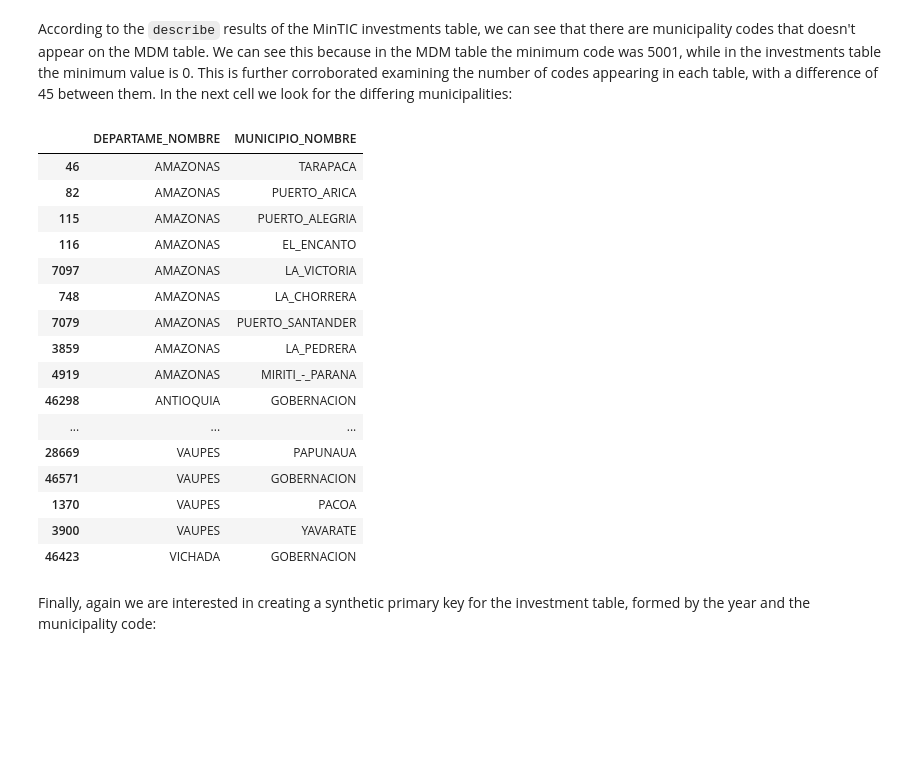
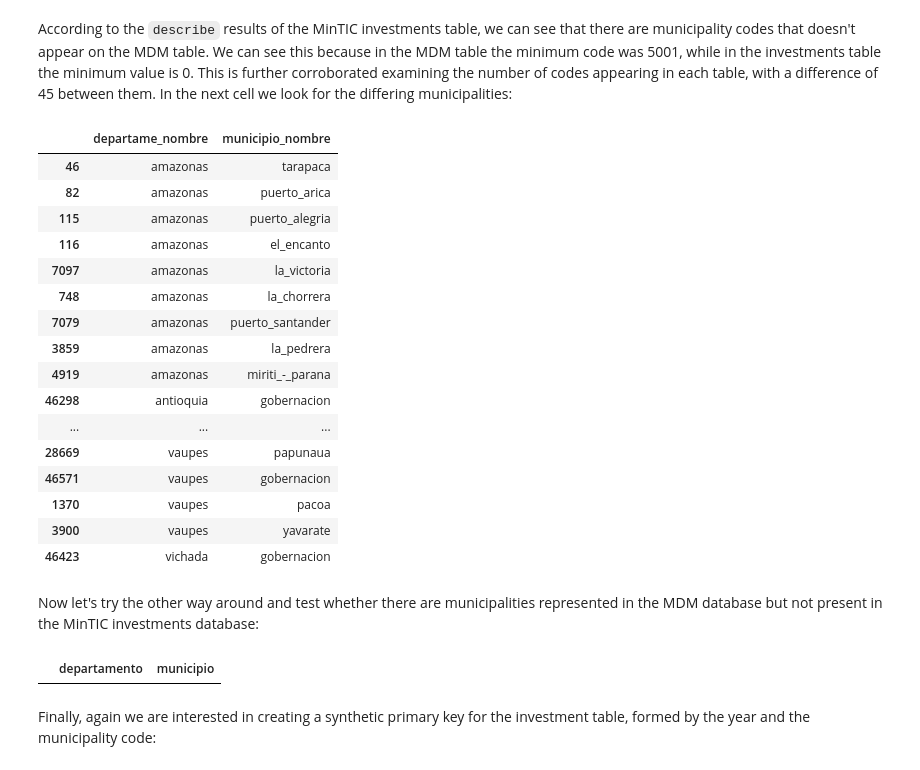
Before and after one commit to druiz35/ds4a_Team75, a Jupyter notebook: data_clean.ipynb, the cells around one changed output. Cells and saved outputs as stored; diff of their text form; code cells hidden in the pictures; blank space fills up the shorter version.

```diff
--- a/data_explor.ipynb
+++ b/data_clean.ipynb
@@ -68,0 +90,3 @@ mdm
+# %%
+mdm.columns = remove_tildes(mdm.columns.str.lower())
+mdm.columns
@@ -68,0 +98,5 @@ mdm
+# %%
+mdm["municipio"] = remove_tildes(mdm["municipio"].str.lower())
+mdm["departamento"] = remove_tildes(mdm["departamento"].str.lower())
+mdm["grupo_dotaciones"] = mdm["grupo_dotaciones"].str.lower()
+mdm["categoria_de_ruralidad"] = remove_tildes(mdm["categoria_de_ruralidad"].str.lower())
@@ -92,3 +128,6 @@ dtypes: int64(4), object(8)
 memory usage: 5.8+ MB
 # %% [markdown]
 As before, the column dtypes are as expected, except for the `DEPARTAME_COD` column, which appears as an `object` dtype, while we expected an integer dtype. Also the `FECHA_CORTE` column should be a `data` dtype, but it is an `object`. Let's examine first the `DEPARTAME_COD` column:
+# %%
+investments.columns = remove_tildes(investments.columns.str.lower())
+investments.columns
@@ -95 +139,7 @@ As before, the column dtypes are as expected, except for the `DEPARTAME_COD` col
+# %%
+investments["fecha_corte"] = pd.to_datetime(investments["fecha_corte"])
+
+for col in investments.columns:
+    if investments[col].dtype == 'object':
+        investments[col] = remove_tildes(investments[col].str.lower())
 # %%
@@ -133,25 +183,31 @@ Número de municipios registrados en BD_MinTIC: 1146
 # %% [markdown]
 According to the `describe` results of the MinTIC investments table, we can see that there are municipality codes that doesn't appear on the MDM table. We can see this because in the MDM table the minimum code was 5001, while in the investments table the minimum value is 0. This is further corroborated examining the number of codes appearing in each table, with a difference of 45 between them. In the next cell we look for the differing municipalities:
 # %%
-investments[~investments["MUNICIPIO_COD"].isin(mdm["Código"])].dropna()[["DEPARTAME_NOMBRE","MUNICIPIO_NOMBRE"]].drop_duplicates().sort_values("DEPARTAME_NOMBRE")
+investments[~investments["municipio_cod"].isin(mdm["codigo"])].dropna()[["departame_nombre","municipio_nombre"]].drop_duplicates().sort_values("departame_nombre")
 # %% [output]
-|  | DEPARTAME_NOMBRE | MUNICIPIO_NOMBRE |
-| 46 | AMAZONAS | TARAPACA |
-| 82 | AMAZONAS | PUERTO_ARICA |
-| 115 | AMAZONAS | PUERTO_ALEGRIA |
-| 116 | AMAZONAS | EL_ENCANTO |
-| 7097 | AMAZONAS | LA_VICTORIA |
-| 748 | AMAZONAS | LA_CHORRERA |
-| 7079 | AMAZONAS | PUERTO_SANTANDER |
-| 3859 | AMAZONAS | LA_PEDRERA |
-| 4919 | AMAZONAS | MIRITI_-_PARANA |
-| 46298 | ANTIOQUIA | GOBERNACION |
+|  | departame_nombre | municipio_nombre |
+| 46 | amazonas | tarapaca |
+| 82 | amazonas | puerto_arica |
+| 115 | amazonas | puerto_alegria |
+| 116 | amazonas | el_encanto |
+| 7097 | amazonas | la_victoria |
+| 748 | amazonas | la_chorrera |
+| 7079 | amazonas | puerto_santander |
+| 3859 | amazonas | la_pedrera |
+| 4919 | amazonas | miriti_-_parana |
+| 46298 | antioquia | gobernacion |
 | ... | ... | ... |
-| 28669 | VAUPES | PAPUNAUA |
-| 46571 | VAUPES | GOBERNACION |
-| 1370 | VAUPES | PACOA |
-| 3900 | VAUPES | YAVARATE |
-| 46423 | VICHADA | GOBERNACION |
+| 28669 | vaupes | papunaua |
+| 46571 | vaupes | gobernacion |
+| 1370 | vaupes | pacoa |
+| 3900 | vaupes | yavarate |
+| 46423 | vichada | gobernacion |
+# %% [markdown]
+Now let's try the other way around and test whether there are municipalities represented in the MDM database but not present in the MinTIC investments database:
+# %%
+mdm[~mdm["codigo"].isin(investments["municipio_cod"])].dropna()[["departamento","municipio"]].drop_duplicates().sort_values("departamento")
+# %% [output]
+|  | departamento | municipio |
 # %% [markdown]
 Finally, again we are interested in creating a synthetic primary key for the investment table, formed by the year and the municipality code:
 # %%
```
Also changed, not shown: parts of 33 cells of this notebook, 1 other file.
